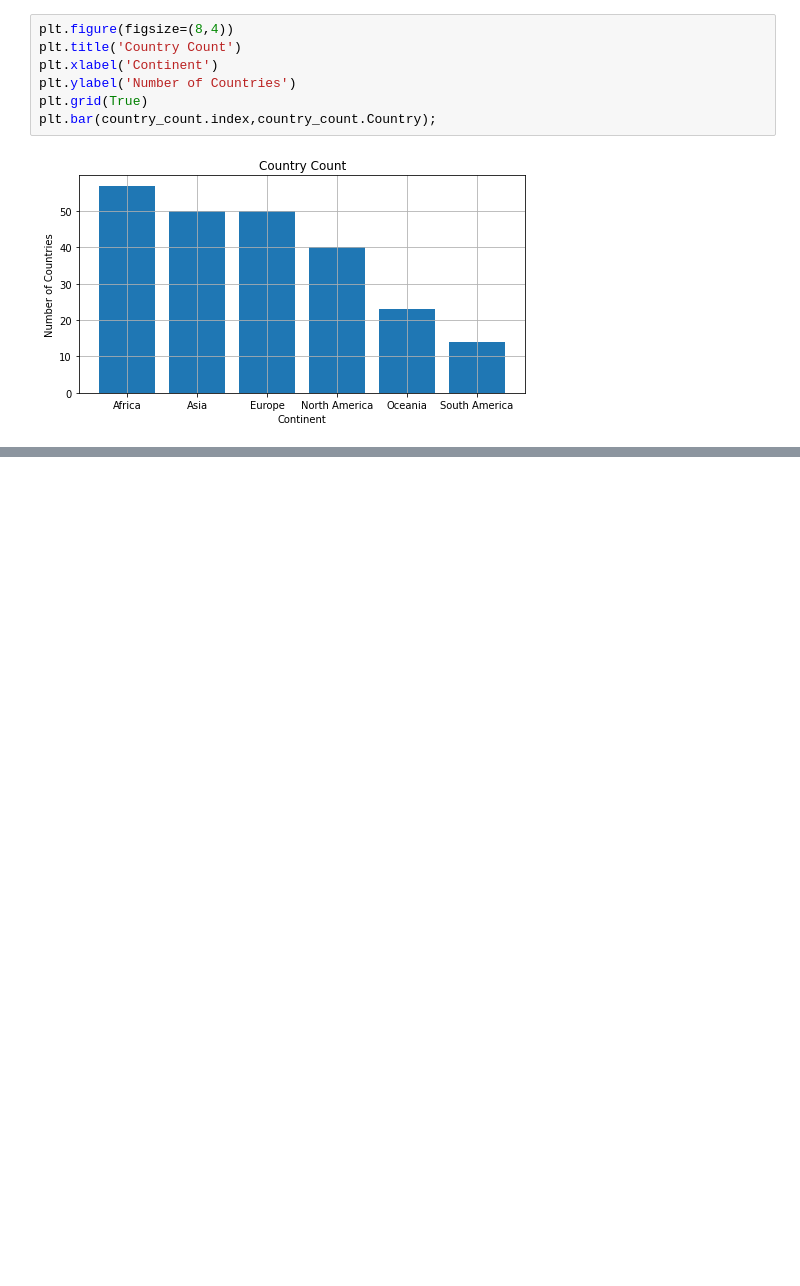
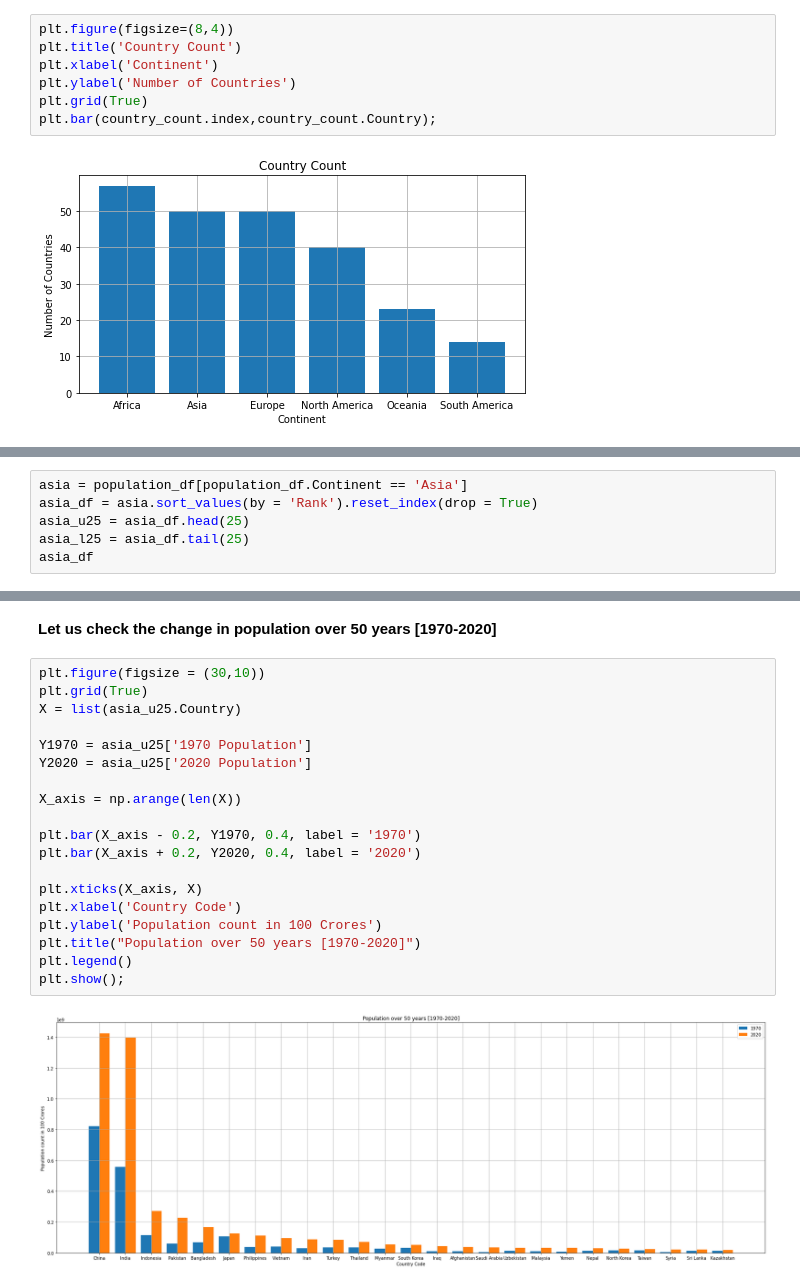
Before and after one commit to sankhadeepriju/Towards-Python-Data-Analysis, a Jupyter notebook: Data-Analysis World Population(1970-2022)[A Beginner's Approach]/world-population-data-analysis-beginner.ipynb, the cells around one changed output, grey strips where cells are left out. Cells and saved outputs as stored; diff of their text form; blank space fills up the shorter version.

```diff
--- a/Data-Analysis World Population(1970-2022)[A Beginner's Approach]/world-population-data-analysis-beginner.ipynb
+++ b/Data-Analysis World Population(1970-2022)[A Beginner's Approach]/world-population-data-analysis-beginner.ipynb
@@ -310,0 +404,6 @@ South America has the least number of countries in this dataset.
+# %%
+asia = population_df[population_df.Continent == 'Asia']
+asia_df = asia.sort_values(by = 'Rank').reset_index(drop = True)
+asia_u25 = asia_df.head(25)
+asia_l25 = asia_df.tail(25)
+asia_df
@@ -310,0 +428,23 @@ South America has the least number of countries in this dataset.
+# %% [markdown]
+**Let us check the change in population over 50 years \[1970-2020\]**
+# %%
+plt.figure(figsize = (30,10))
+plt.grid(True)
+X = list(asia_u25.Country)
+
+Y1970 = asia_u25['1970 Population']
+Y2020 = asia_u25['2020 Population']
+
+X_axis = np.arange(len(X))
+
+plt.bar(X_axis - 0.2, Y1970, 0.4, label = '1970')
+plt.bar(X_axis + 0.2, Y2020, 0.4, label = '2020')
+
+plt.xticks(X_axis, X)
+plt.xlabel('Country Code')
+plt.ylabel('Population count in 100 Crores')
+plt.title("Population over 50 years [1970-2020]")
+plt.legend()
+plt.show();
+# %% [output]
+[figure, added]
```
Also changed, not shown: parts of 17 cells of this notebook.
